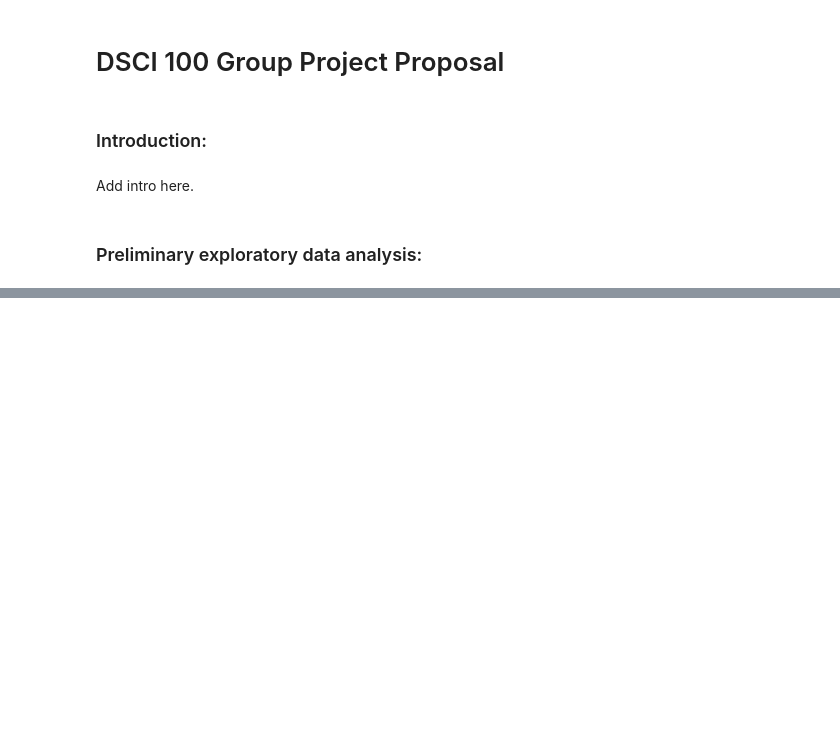
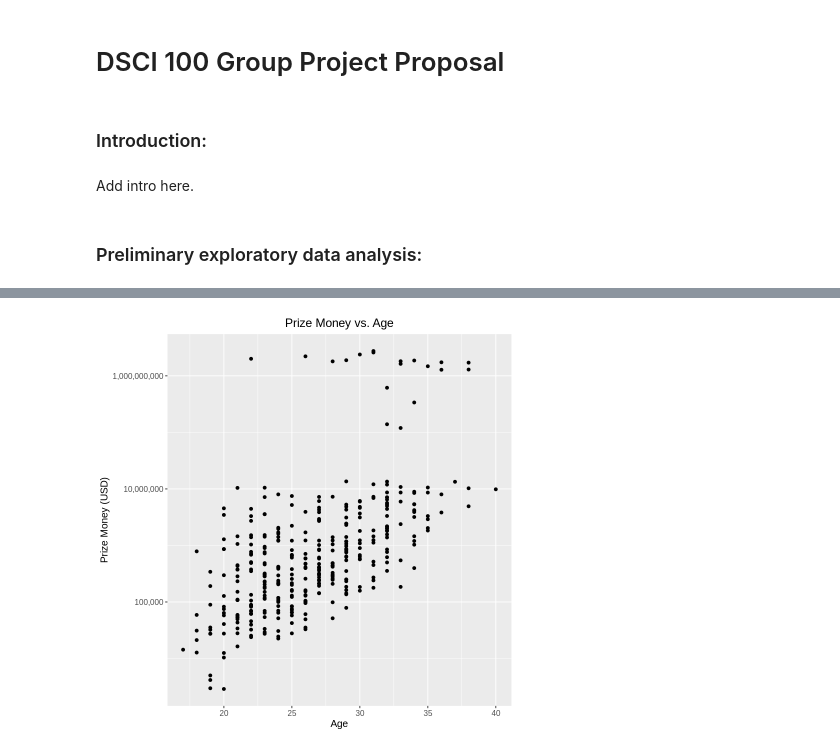
Before and after one commit to HarmanSandhu179/DSCI-100-Group-Project, a Jupyter notebook: main.ipynb, the cells around one changed output, grey strips where cells are left out. Saved outputs shown, nothing was run; the diff lists cells and outputs as text; code cells hidden in the pictures; blank space fills up the shorter version.

```diff
--- a/main.ipynb
+++ b/main.ipynb
@@ -93,0 +114,13 @@ write_csv(player_stats_tidy, "player_stats_tidy.csv")
+# %%
+#For the plot can I plot it against the variable we are trying to predict right
+
+player_stats_plot <- player_stats_training |>
+    ggplot(aes(x = Age, y = Prize_Money)) +
+    geom_point() +
+    scale_y_log10(labels = label_comma()) +
+    labs(x = "Age", y = "Prize Money (USD)", title = "Prize Money vs. Age") +
+    theme(text = element_text(size = 12), plot.title = element_text(hjust = 0.5))
+
+player_stats_plot
+# %% [output]
+[figure, added]
```
Also changed, not shown: parts of 4 cells of this notebook.
